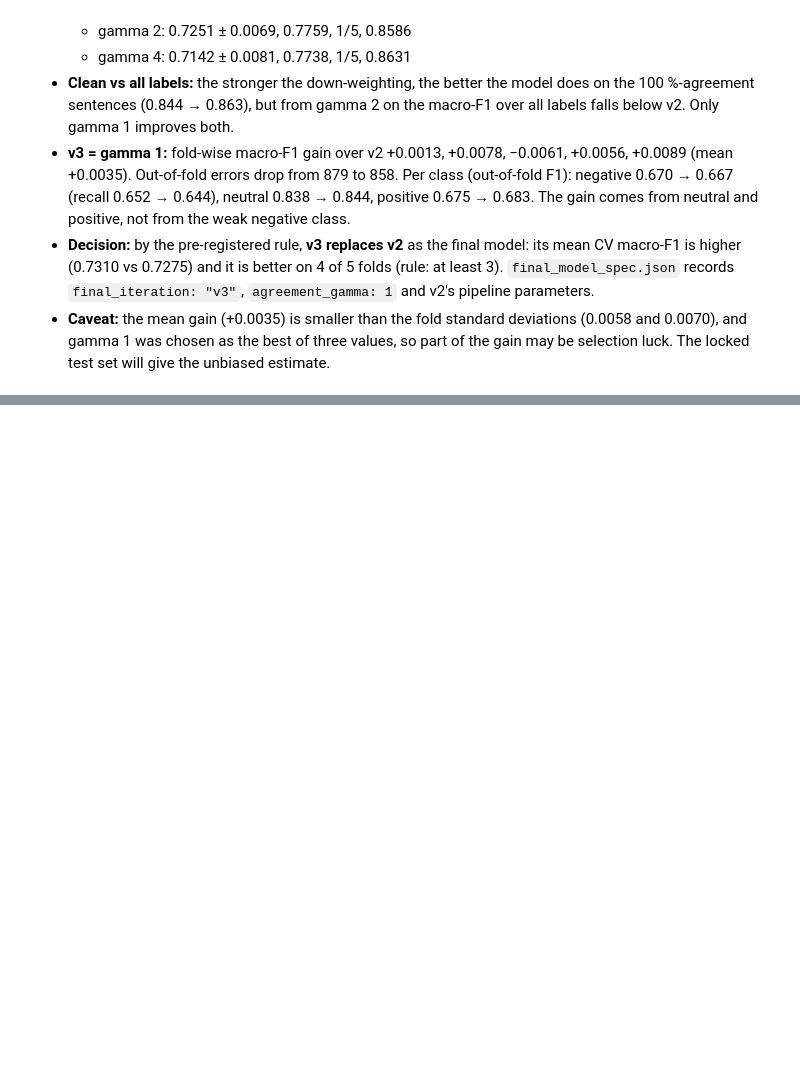
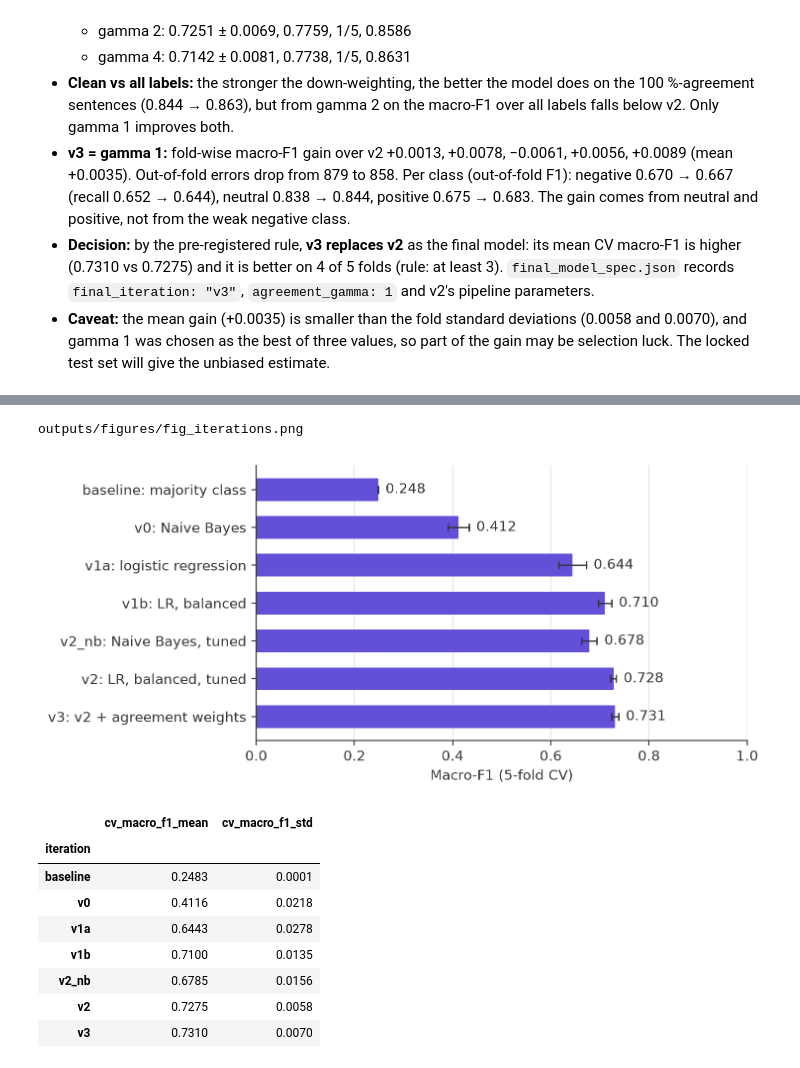
Before and after one commit to santi753/IU_Portafolio_Artificial_Intelligence, a Jupyter notebook: notebooks/02_training_evaluation.ipynb, the cells around one changed output, grey strips where cells are left out. Drawn from its saved outputs; the diff is of its cells as text; code cells hidden in the pictures; blank space fills up the shorter version.

```diff
--- a/notebooks/02_training_evaluation.ipynb
+++ b/notebooks/02_training_evaluation.ipynb
@@ -1160,0 +1351,43 @@ all earlier iterations; the test set was not used.
+# %%
+# CV macro-F1 of all iterations, in the order of the modelling path (top to bottom)
+ORDER = ["baseline", "v0", "v1a", "v1b", "v2_nb", "v2", "v3"]
+NAMES = {
+    "baseline": "baseline: majority class",
+    "v0": "v0: Naive Bayes",
+    "v1a": "v1a: logistic regression",
+    "v1b": "v1b: LR, balanced",
+    "v2_nb": "v2_nb: Naive Bayes, tuned",
+    "v2": "v2: LR, balanced, tuned",
+    "v3": "v3: v2 + agreement weights",
+}
+log = pd.read_csv(config.ITERATIONS_FILE).set_index("iteration").loc[ORDER]
+
+apply_style()
+fig, ax = plt.subplots(figsize=(6.4, 3.6))
+y = np.arange(len(ORDER))
+ax.barh(y, log["cv_macro_f1_mean"], xerr=log["cv_macro_f1_std"], color=config.ACCENT_COLOR,
+        height=0.6, error_kw={"ecolor": "#333333", "capsize": 3, "linewidth": 1})
+for yi, (mean, std) in enumerate(zip(log["cv_macro_f1_mean"], log["cv_macro_f1_std"])):
+    ax.text(mean + std + 0.015, yi, f"{mean:.3f}", va="center")
+ax.set_yticks(y, [NAMES[i] for i in ORDER])
+ax.invert_yaxis()  # baseline on top
+ax.set_xlim(0, 1)
+ax.set_xlabel("Macro-F1 (5-fold CV)")
+ax.grid(False, axis="y")
+ax.grid(True, axis="x")  # grid on the value axis
+path = save_figure(fig, "fig_iterations")
+print(path.relative_to(config.PROJECT_ROOT).as_posix())
+display(Image(filename=str(path)))
+log[["cv_macro_f1_mean", "cv_macro_f1_std"]]
+# %% [output]
+outputs/figures/fig_iterations.png
+[figure, added]
+|  | cv_macro_f1_mean | cv_macro_f1_std |
+| iteration |  |  |
+| baseline | 0.2483 | 0.0001 |
+| v0 | 0.4116 | 0.0218 |
+| v1a | 0.6443 | 0.0278 |
+| v1b | 0.7100 | 0.0135 |
+| v2_nb | 0.6785 | 0.0156 |
+| v2 | 0.7275 | 0.0058 |
+| v3 | 0.7310 | 0.0070 |
```
Also changed, not shown: parts of 8 cells of this notebook, 8 other files.
